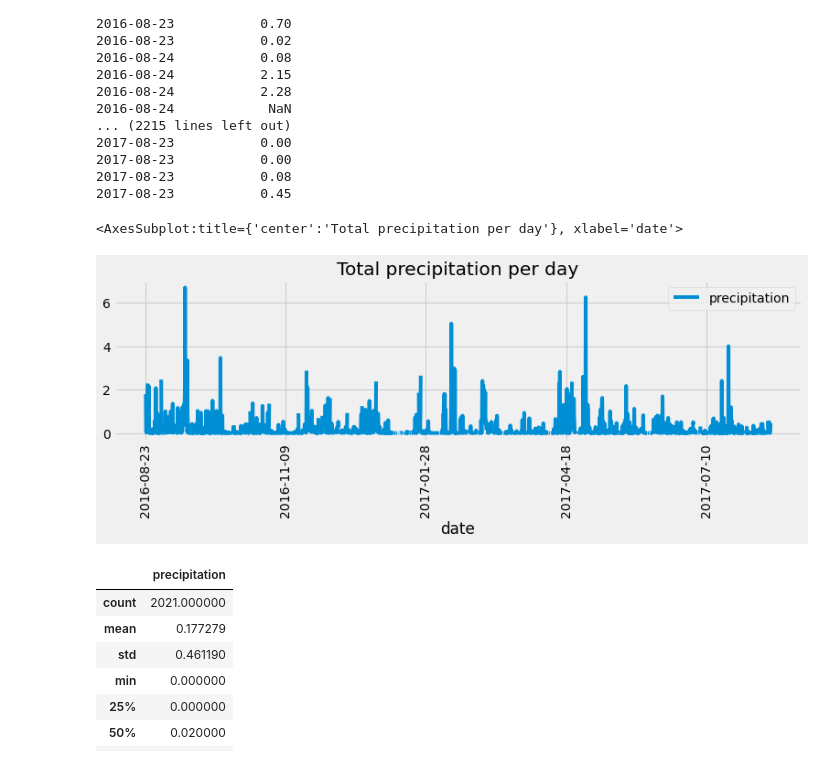
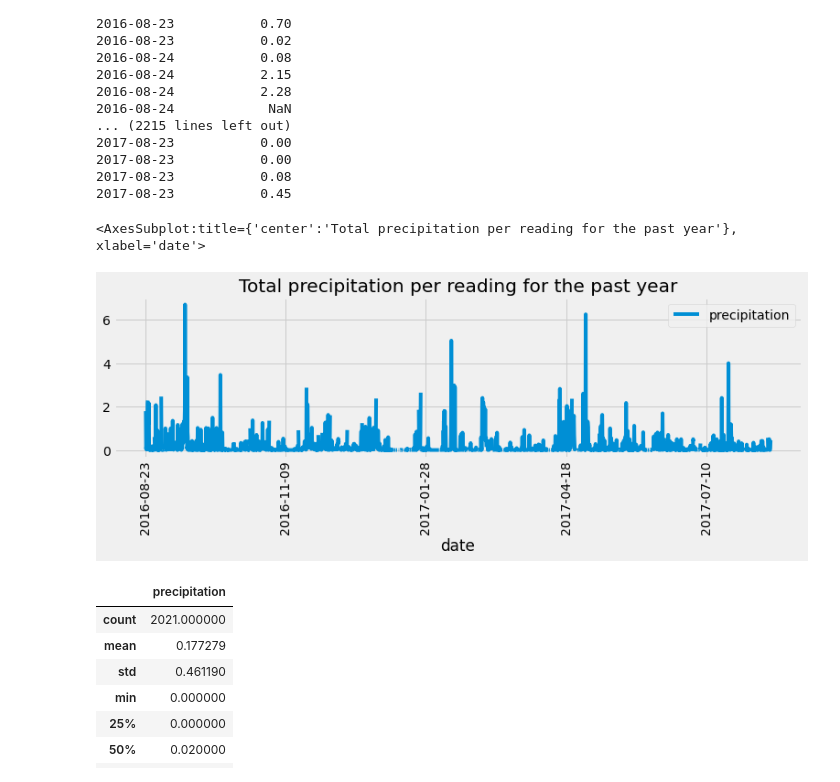
Before and after one commit to miwermi/surfs-up, a Jupyter notebook: climate_analysis.ipynb, the cells around one changed output. Cells and saved outputs as stored; diff of their text form; code cells hidden in the pictures.

```diff
--- a/climate_analysis.ipynb
+++ b/climate_analysis.ipynb
@@ -44,12 +44,12 @@ session = Session(engine)
 # %%
 # Design a query to retrieve the last 12 months of precipitation data and plot the results.
 
-#Starting from the last data point in the database.
-current_year = dt.date(2017, 8, 23)
+#Last data point in the database.
+current_day = dt.date(2017, 8, 23)
 #print(current_year)
 
 # Calculate the date one year from the last date in data set.
-prev_year = dt.date(2017, 8, 23) - dt.timedelta(days=365)
+prev_year = current_day - dt.timedelta(days=365)
 #print(prev_year)
 
 # Perform a query to retrieve the data and precipitation scores...
@@ -57,7 +57,7 @@ prev_year = dt.date(2017, 8, 23) - dt.timedelta(days=365)
     #all_results = session.query(Measurement.date, Measurement.prcp)
     #print(all_results.all())
 
-# For just the year we are looking at...
+# For just the year we are looking at... when the data ends with the end point
 results = session.query(Measurement.date, Measurement.prcp).filter(Measurement.date >= prev_year)
 print(results.all())
 # %% [output]
@@ -102,10 +102,10 @@ print(df.to_string(index=False))
 2017-08-23           0.45
 # %%
 # Use Pandas Plotting with Matplotlib to plot the data
-df.plot(rot = 90, figsize=(12,3), title = "Total precipitation per day")
+df.plot(rot = 90, figsize=(12,3), title = "Total precipitation per reading for the past year")
 # %% [output]
-<AxesSubplot:title={'center':'Total precipitation per day'}, xlabel='date'>
+<AxesSubplot:title={'center':'Total precipitation per reading for the past year'}, xlabel='date'>
-[figure, old version]
+[figure, new version]
 # %%
 # Use Pandas to calcualte the summary statistics for the precipitation data
 df.describe()
```
Also changed, not shown: parts of 10 cells of this notebook, 2 other files.
